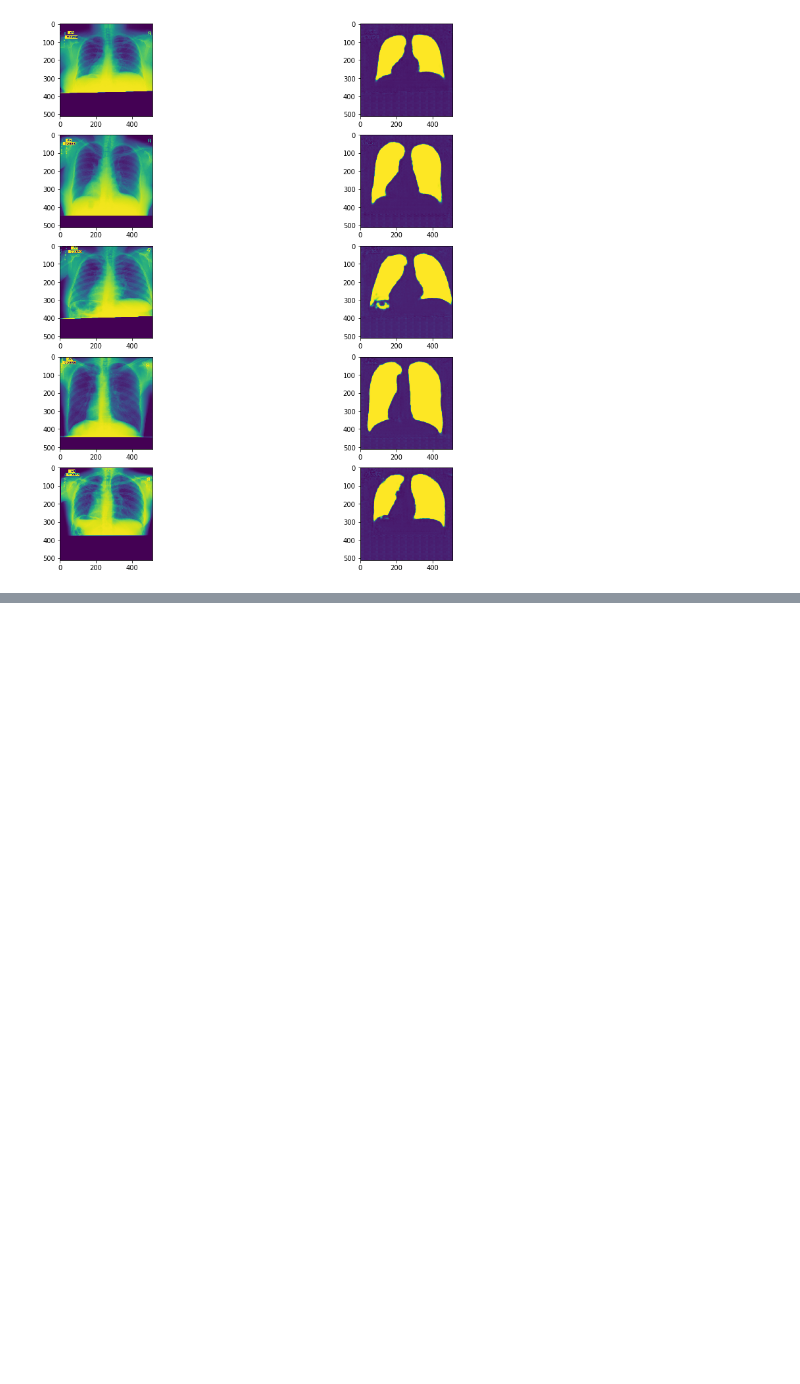
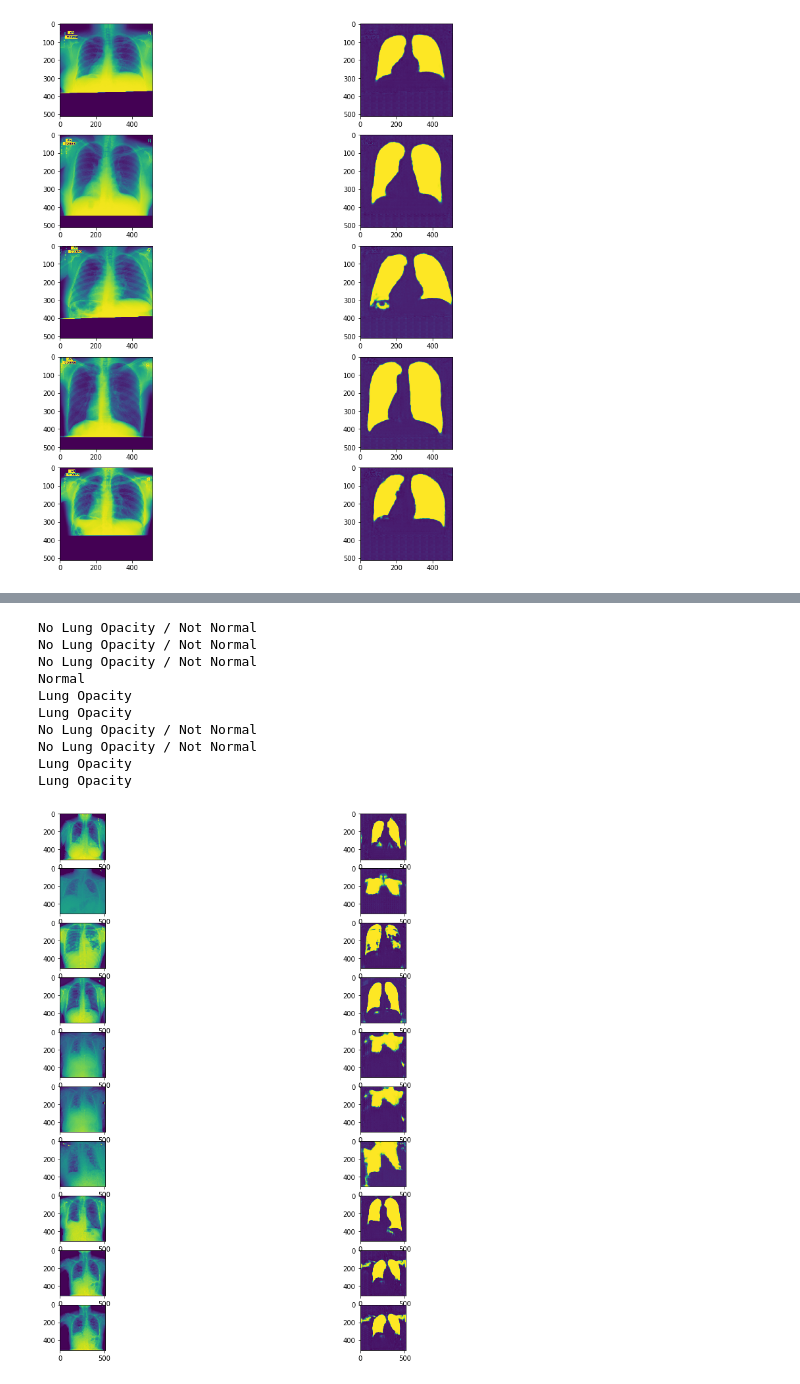
Before and after one commit to LasseNordahl/cs172b-project, a Jupyter notebook: lung-segmentation.ipynb, the cells around one changed output, grey strips where cells are left out. Cells and saved outputs as stored; diff of their text form; code cells hidden in the pictures; blank space fills up the shorter version.

```diff
--- a/lung-segmentation.ipynb
+++ b/lung-segmentation.ipynb
@@ -305,3 +329,17 @@ for i in range(5):
     axs[i][1].imshow(pred_ys[i].reshape(512, 512))
 # %% [output]
 [figure]
+# %%
+DATA_DIR = os.path.join(".", "rsa-pneumonia-data")
+
+TRAIN_IMAGES = os.path.join(DATA_DIR, "stage_2_train_images")
+TEST_IMAGES = os.path.join(DATA_DIR, "stage_2_test_images")
+PRED_MASK_DIR = os.path.join(DATA_DIR, "stage_2_mask_images")
+
+TRAIN_ANNOTATIONS_FILE = "stage_2_train_labels.csv"
+TRAIN_CLASS_FILE = "stage_2_detailed_class_info.csv"
+# %%
+classes_df = pd.read_csv(os.path.join(DATA_DIR, TRAIN_CLASS_FILE))
+# subsample = 500
+# classes_df = classes_df[:subsample]
+classes_df
@@ -307,0 +360,32 @@ for i in range(5):
+# %%
+test_count = 10
+fig, axs = plt.subplots(test_count, 2, figsize=(15, 15))
+
+for index, row in classes_df.iterrows():
+    image_path = os.path.join(
+        TRAIN_IMAGES, classes_df.iloc[index, 0])
+    image = dicom.read_file(image_path + ".dcm").pixel_array
+    image = image[::2, ::2] # Scale it to 512
+    image = image/image.max()
+    image = (255*image).clip(0, 255)
+    image /= 255.0
+    image = np.reshape(image, (1, 512,512,1))
+
+    pred = model.predict(image)
+    print(classes_df.iloc[index, 1])
+    axs[index][0].imshow(image[0].reshape(512, 512))
+    axs[index][1].imshow(pred[0].reshape(512, 512))
+    if index > test_count - 2:
+        break
+# %% [output]
+No Lung Opacity / Not Normal
+No Lung Opacity / Not Normal
+No Lung Opacity / Not Normal
+Normal
+Lung Opacity
+Lung Opacity
+No Lung Opacity / Not Normal
+No Lung Opacity / Not Normal
+Lung Opacity
+Lung Opacity
+[figure, added]
```
Also changed, not shown: parts of 7 cells of this notebook, 9 other files.
